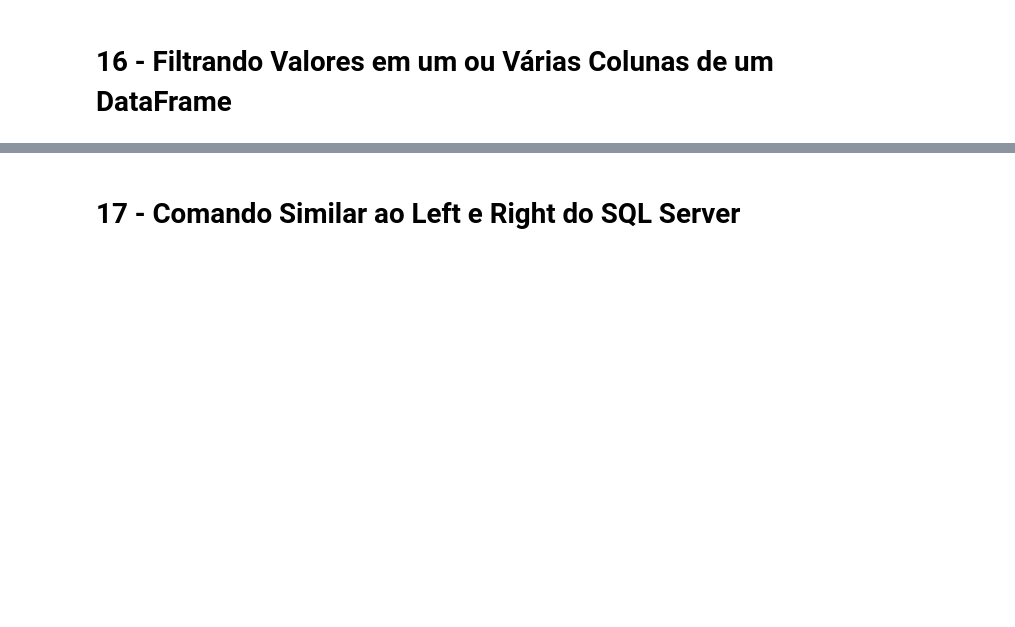
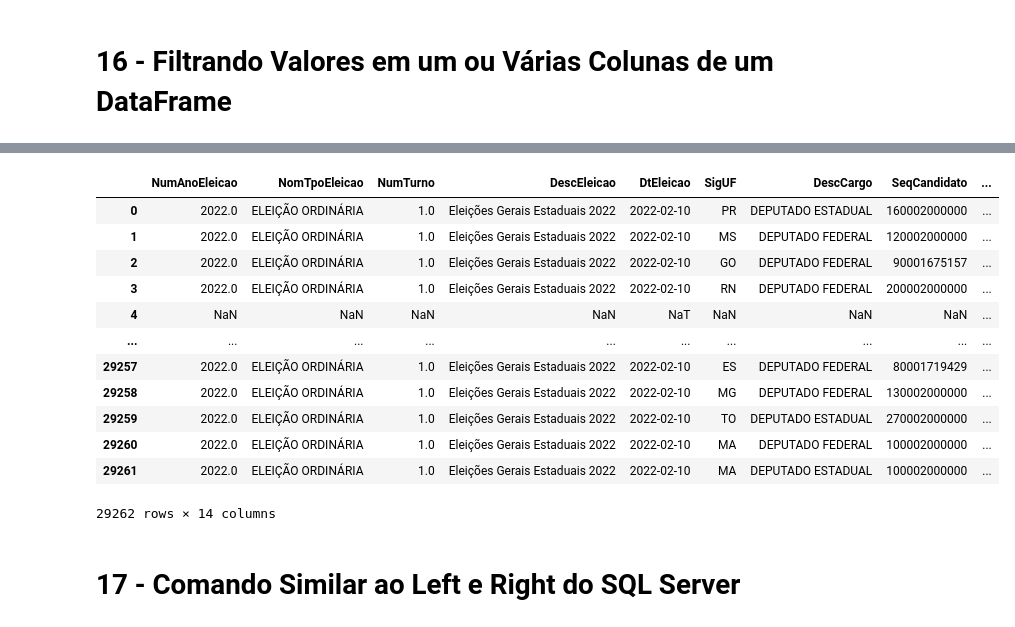
Before and after one commit to dbaassists/Python, a Jupyter notebook: ProjetoPythonKB/Projeto KB Python.ipynb, the cells around one changed output, grey strips where cells are left out. Cells and saved outputs as stored; diff of their text form; code cells hidden in the pictures; blank space fills up the shorter version.

```diff
--- a/ProjetoPythonKB/Projeto KB Python.ipynb
+++ b/ProjetoPythonKB/Projeto KB Python.ipynb
@@ -457,3 +573,20 @@ memory usage: 2.8+ MB
+# %%
+
+dfCandidatos.where(dfCandidatos['SigUF'] !='SP')
+# %% [output]
+|  | NumAnoEleicao | NomTpoEleicao | NumTurno | DescEleicao | DtEleicao | SigUF | DescCargo | SeqCandidato | ... |
+| 0 | 2022.0 | ELEIÇÃO ORDINÁRIA | 1.0 | Eleições Gerais Estaduais 2022 | 2022-02-10 | PR | DEPUTADO ESTADUAL | 160002000000 | ... |
+| 1 | 2022.0 | ELEIÇÃO ORDINÁRIA | 1.0 | Eleições Gerais Estaduais 2022 | 2022-02-10 | MS | DEPUTADO FEDERAL | 120002000000 | ... |
+| 2 | 2022.0 | ELEIÇÃO ORDINÁRIA | 1.0 | Eleições Gerais Estaduais 2022 | 2022-02-10 | GO | DEPUTADO FEDERAL | 90001675157 | ... |
+| 3 | 2022.0 | ELEIÇÃO ORDINÁRIA | 1.0 | Eleições Gerais Estaduais 2022 | 2022-02-10 | RN | DEPUTADO FEDERAL | 200002000000 | ... |
+| 4 | NaN | NaN | NaN | NaN | NaT | NaN | NaN | NaN | ... |
+| ... | ... | ... | ... | ... | ... | ... | ... | ... | ... |
+| 29257 | 2022.0 | ELEIÇÃO ORDINÁRIA | 1.0 | Eleições Gerais Estaduais 2022 | 2022-02-10 | ES | DEPUTADO FEDERAL | 80001719429 | ... |
+| 29258 | 2022.0 | ELEIÇÃO ORDINÁRIA | 1.0 | Eleições Gerais Estaduais 2022 | 2022-02-10 | MG | DEPUTADO FEDERAL | 130002000000 | ... |
+| 29259 | 2022.0 | ELEIÇÃO ORDINÁRIA | 1.0 | Eleições Gerais Estaduais 2022 | 2022-02-10 | TO | DEPUTADO ESTADUAL | 270002000000 | ... |
+| 29260 | 2022.0 | ELEIÇÃO ORDINÁRIA | 1.0 | Eleições Gerais Estaduais 2022 | 2022-02-10 | MA | DEPUTADO FEDERAL | 100002000000 | ... |
+| 29261 | 2022.0 | ELEIÇÃO ORDINÁRIA | 1.0 | Eleições Gerais Estaduais 2022 | 2022-02-10 | MA | DEPUTADO ESTADUAL | 100002000000 | ... |
+29262 rows × 14 columns
 # %% [markdown]
 # 17 - Comando Similar ao Left e Right do SQL Server
 # %%
```
Also changed, not shown: parts of 45 cells of this notebook, 5 other files.
